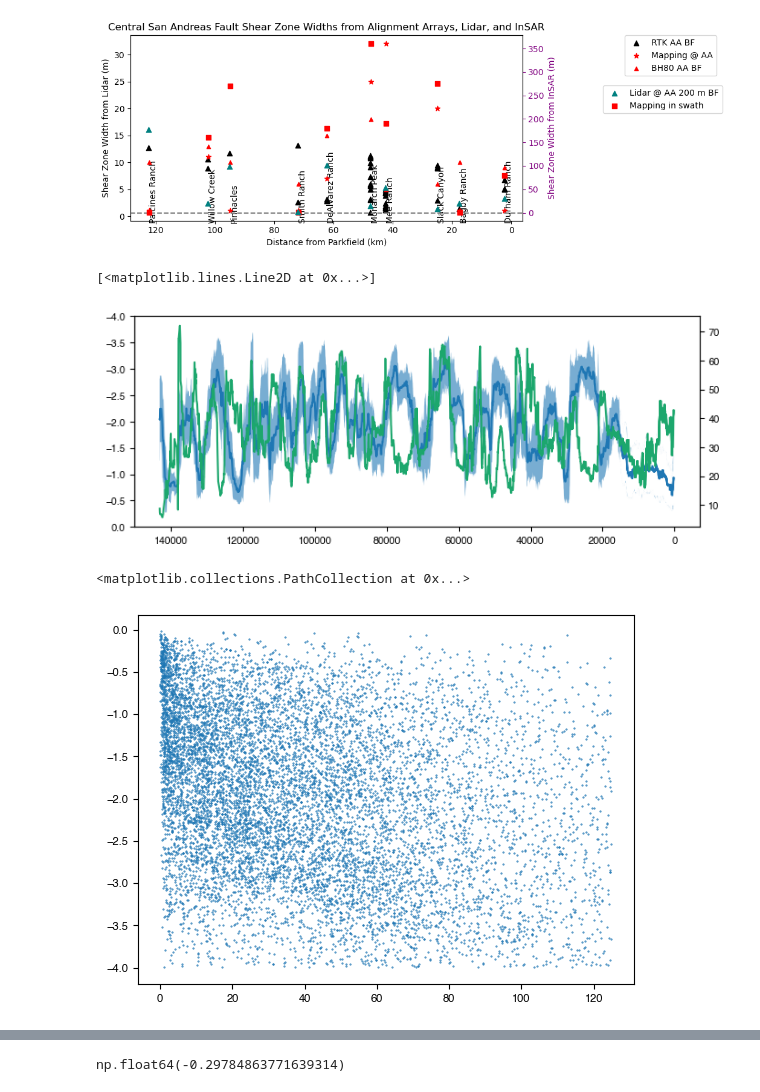
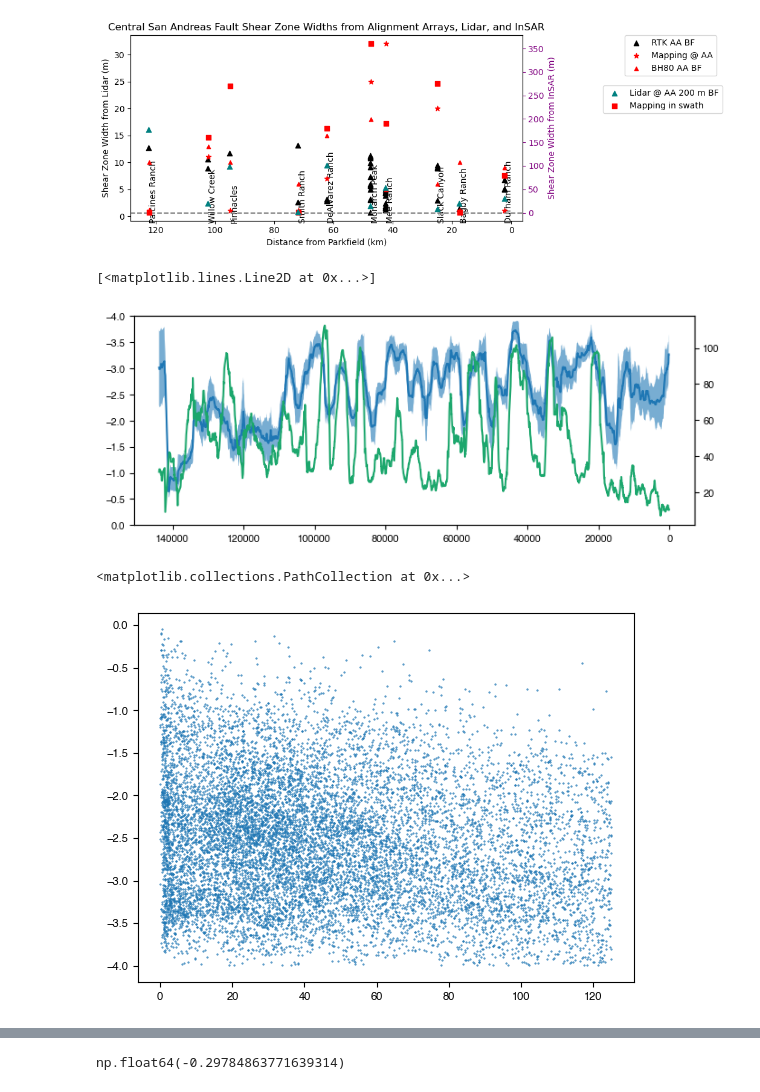
Before and after one commit to cehanagan/ImageryResources, a Jupyter notebook: Notebooks/CSAFFigures.ipynb, the cells around one changed output, grey strips where cells are left out. Cells and saved outputs as stored; diff of their text form; code cells hidden in the pictures.

```diff
--- a/Notebooks/CSAFFigures.ipynb
+++ b/Notebooks/CSAFFigures.ipynb
@@ -2155,25 +2159,25 @@ plt.show()
 # %%
 #plt.scatter(par750['dist_from_parkfield_m'],par750['par_total_offset'],s=0.2)
 plt.figure(figsize=(8,3))
-medp, mad = tt.rolling_dist_median(par750['dist_from_parkfield_m'],par750['par_total_offset'],2000)
-plt.plot(par750['dist_from_parkfield_m'],medp)
-plt.fill_between(par750['dist_from_parkfield_m'],medp+mad,medp-mad,alpha=0.6)
-med, mad = tt.rolling_dist_median(par750['dist_from_parkfield_m'],par750['perp_total_offset'],2000)
+medp, mad = tt.rolling_dist_median(par1k['dist_from_parkfield_m'],par1k['par_total_offset'],2000)
+plt.plot(par1k['dist_from_parkfield_m'],medp)
+plt.fill_between(par1k['dist_from_parkfield_m'],medp+mad,medp-mad,alpha=0.6)
+med, mad = tt.rolling_dist_median(par1k['dist_from_parkfield_m'],par1k['perp_total_offset'],2000)
 #plt.plot(par750['dist_from_parkfield_m'],med)
 #plt.fill_between(par750['dist_from_parkfield_m'],med+mad,med-mad,alpha=0.6)
 plt.gca().invert_yaxis()
 plt.gca().invert_xaxis()
 plt.ylim([0,-4])
 plt.twinx()
-medw, mad = tt.rolling_dist_median(par750['dist_from_parkfield_m'],par750['par_shear_width'],2000)
-plt.plot(par750['dist_from_parkfield_m'],medw,color="#1CA76D")
+medw, mad = tt.rolling_dist_median(par1k['dist_from_parkfield_m'],par1k['par_shear_width'],2000)
+plt.plot(par1k['dist_from_parkfield_m'],medw,color="#1CA76D")
 #plt.fill_between(par750['dist_from_parkfield_m'],medw+mad,medw-mad,alpha=0.6,color="#1CA76D")
 # %% [output]
 [<matplotlib.lines.Line2D at 0x...>]
-[figure, old version]
+[figure, new version]
 # %%
-plt.scatter(par750['par_shear_width'],par750['par_total_offset'],s=0.2)
+plt.scatter(par1k['par_shear_width'],par1k['par_total_offset'],s=0.2)
 # %% [output]
 <matplotlib.collections.PathCollection at 0x...>
-[figure, old version]
+[figure, new version]
 # %%
```
Also changed, not shown: parts of 7 cells of this notebook, 8 other files.
